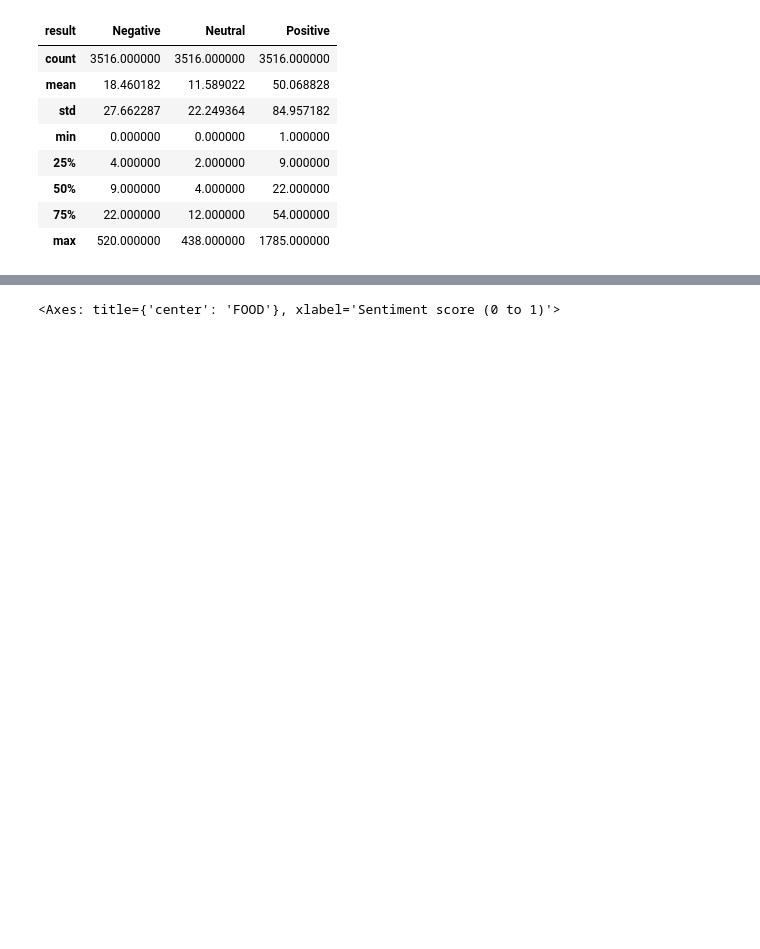
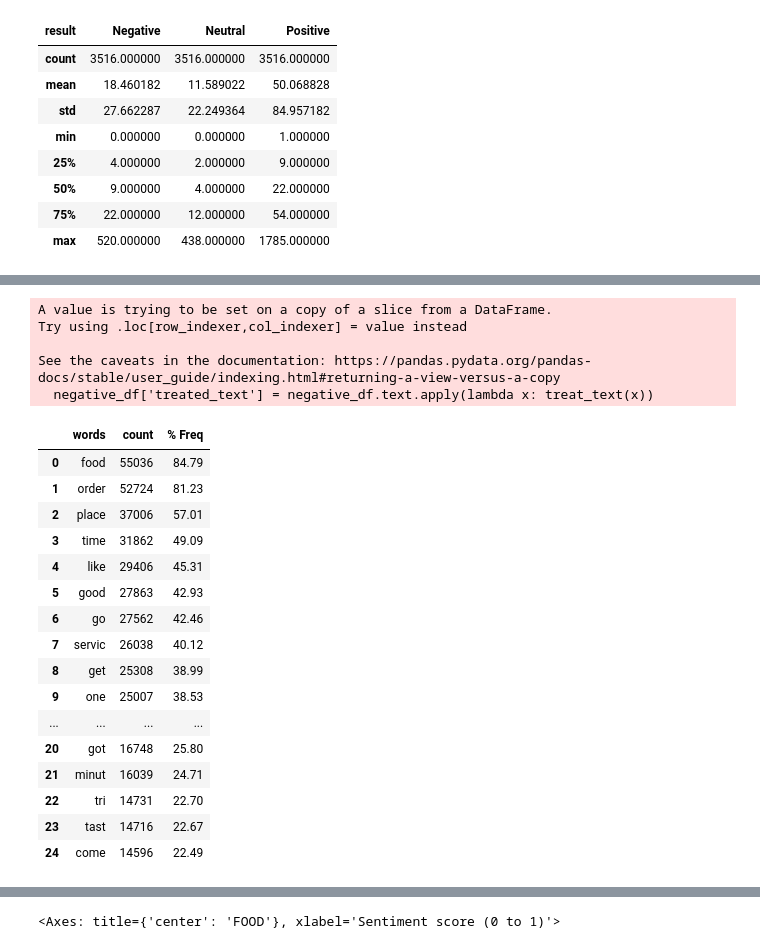
Before and after one commit to raska0010/listen-to-your-customers, a Jupyter notebook: EDA_yelp.ipynb, the cells around one changed output, grey strips where cells are left out. Drawn from its saved outputs; the diff is of its cells as text; code cells hidden in the pictures; blank space fills up the shorter version.

```diff
--- a/EDA_yelp.ipynb
+++ b/EDA_yelp.ipynb
@@ -265,0 +273,3 @@ sentiment_counts.describe()
+# %%
+stopwords=nltk.corpus.stopwords.words('english')
+snowball_stemmer=SnowballStemmer(language='english')
@@ -265,0 +306,42 @@ sentiment_counts.describe()
+# %%
+negative_df['treated_text'] = negative_df.text.apply(lambda x: treat_text(x))
+# %% [output]
+A value is trying to be set on a copy of a slice from a DataFrame.
+Try using .loc[row_indexer,col_indexer] = value instead
+
+See the caveats in the documentation: https://pandas.pydata.org/pandas-docs/stable/user_guide/indexing.html#returning-a-view-versus-a-copy
+  negative_df['treated_text'] = negative_df.text.apply(lambda x: treat_text(x))
+# %%
+# count of dataframe length
+df_len = len(negative_df)
+# 500 most Frequent words in the dataframe
+negative500 = negative_df.treated_text.str.split(expand=True).stack().value_counts()[:500]
+# Write df into csv
+negative500.to_csv('data/negative500.csv', index=True, header=True)
+# Read the most frequent words and add
+negative500 = pd.read_csv('data/negative500.csv')
+# Add % Frequency columns
+negative500['% Freq'] =(negative500['count'] / df_len)*100
+# Format the percentage frequency to two decimal places, *** close below code get the right bar chart.
+negative500['% Freq'] = negative500['% Freq'].apply(lambda x: "{:.2f}".format(x))
+# rename the column1 header as words
+negative500.rename(columns={'Unnamed: 0': 'words'}, inplace=True)
+negative500.head(25)
+# %% [output]
+|  | words | count | % Freq |
+| 0 | food | 55036 | 84.79 |
+| 1 | order | 52724 | 81.23 |
+| 2 | place | 37006 | 57.01 |
+| 3 | time | 31862 | 49.09 |
+| 4 | like | 29406 | 45.31 |
+| 5 | good | 27863 | 42.93 |
+| 6 | go | 27562 | 42.46 |
+| 7 | servic | 26038 | 40.12 |
+| 8 | get | 25308 | 38.99 |
+| 9 | one | 25007 | 38.53 |
+| ... | ... | ... | ... |
+| 20 | got | 16748 | 25.80 |
+| 21 | minut | 16039 | 24.71 |
+| 22 | tri | 14731 | 22.70 |
+| 23 | tast | 14716 | 22.67 |
+| 24 | come | 14596 | 22.49 |
```
Also changed, not shown: parts of 10 cells of this notebook.
